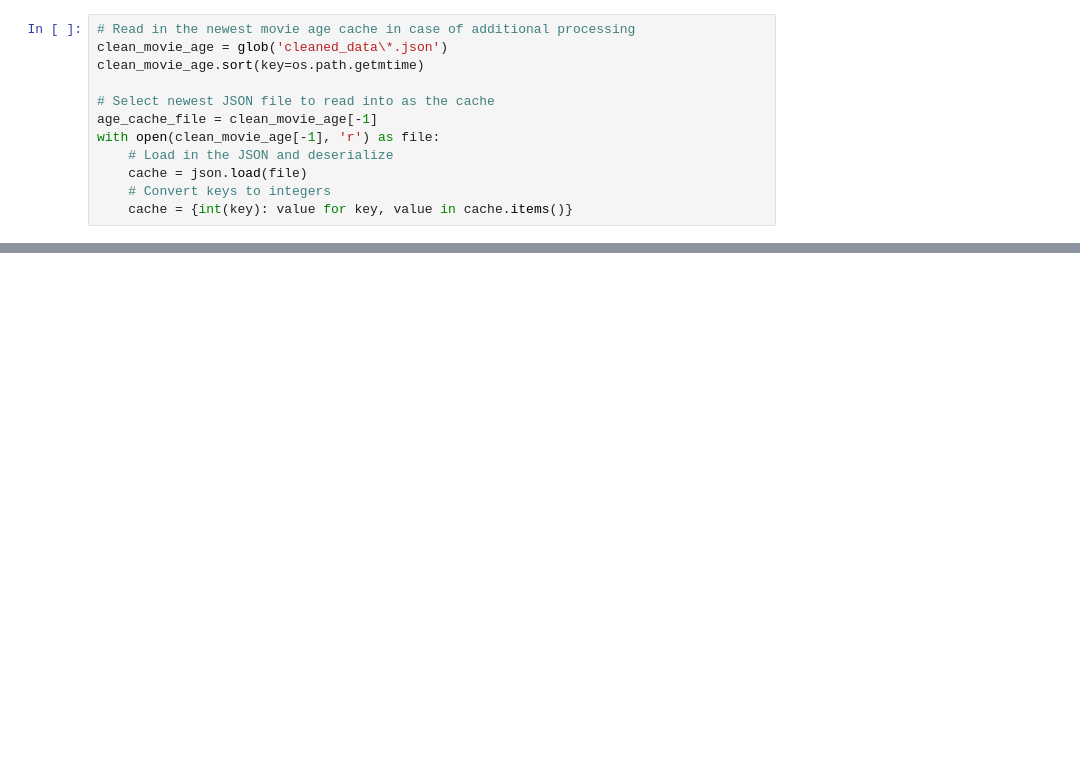
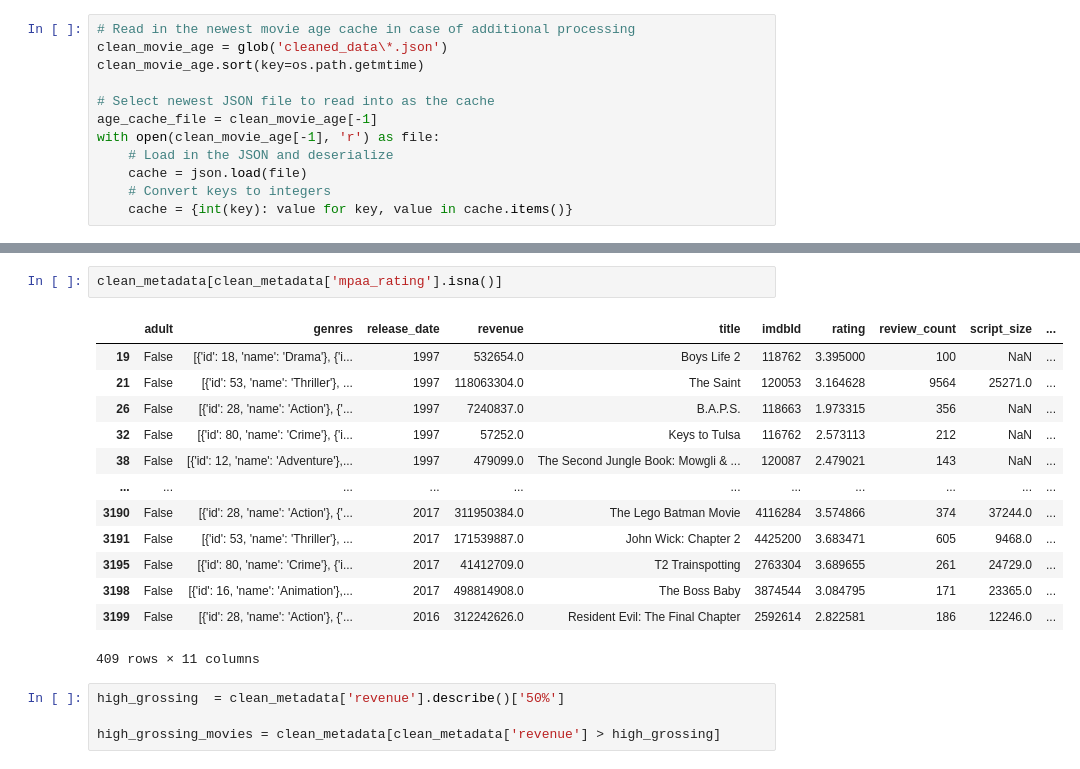
Before and after one commit to ima-quack/COGS108_ProfanityResearch, a Jupyter notebook: DataCheckpointGroup_039-Wi23.ipynb, the cells around one changed output, grey strips where cells are left out. Drawn from its saved outputs; the diff is of its cells as text; blank space fills up the shorter version.

Commit message:
Clean data :)
Made final adjustments to get the data as clean as possible

```diff
--- a/DataCheckpointGroup_039-Wi23.ipynb
+++ b/DataCheckpointGroup_039-Wi23.ipynb
@@ -796,0 +823,20 @@ with open(clean_movie_age[-1], 'r') as file:
+# %%
+clean_metadata[clean_metadata['mpaa_rating'].isna()]
+# %% [output]
+|  | adult | genres | release_date | revenue | title | imdbId | rating | review_count | script_size | ... |
+| 19 | False | [{'id': 18, 'name': 'Drama'}, {'i... | 1997 | 532654.0 | Boys Life 2 | 118762 | 3.395000 | 100 | NaN | ... |
+| 21 | False | [{'id': 53, 'name': 'Thriller'}, ... | 1997 | 118063304.0 | The Saint | 120053 | 3.164628 | 9564 | 25271.0 | ... |
+| 26 | False | [{'id': 28, 'name': 'Action'}, {'... | 1997 | 7240837.0 | B.A.P.S. | 118663 | 1.973315 | 356 | NaN | ... |
+| 32 | False | [{'id': 80, 'name': 'Crime'}, {'i... | 1997 | 57252.0 | Keys to Tulsa | 116762 | 2.573113 | 212 | NaN | ... |
+| 38 | False | [{'id': 12, 'name': 'Adventure'},... | 1997 | 479099.0 | The Second Jungle Book: Mowgli & ... | 120087 | 2.479021 | 143 | NaN | ... |
+| ... | ... | ... | ... | ... | ... | ... | ... | ... | ... | ... |
+| 3190 | False | [{'id': 28, 'name': 'Action'}, {'... | 2017 | 311950384.0 | The Lego Batman Movie | 4116284 | 3.574866 | 374 | 37244.0 | ... |
+| 3191 | False | [{'id': 53, 'name': 'Thriller'}, ... | 2017 | 171539887.0 | John Wick: Chapter 2 | 4425200 | 3.683471 | 605 | 9468.0 | ... |
+| 3195 | False | [{'id': 80, 'name': 'Crime'}, {'i... | 2017 | 41412709.0 | T2 Trainspotting | 2763304 | 3.689655 | 261 | 24729.0 | ... |
+| 3198 | False | [{'id': 16, 'name': 'Animation'},... | 2017 | 498814908.0 | The Boss Baby | 3874544 | 3.084795 | 171 | 23365.0 | ... |
+| 3199 | False | [{'id': 28, 'name': 'Action'}, {'... | 2016 | 312242626.0 | Resident Evil: The Final Chapter | 2592614 | 2.822581 | 186 | 12246.0 | ... |
+409 rows × 11 columns
+# %%
+high_grossing  = clean_metadata['revenue'].describe()['50%']
+
+high_grossing_movies = clean_metadata[clean_metadata['revenue'] > high_grossing]
```
Also changed, not shown: parts of 7 cells of this notebook, 3 other files.
